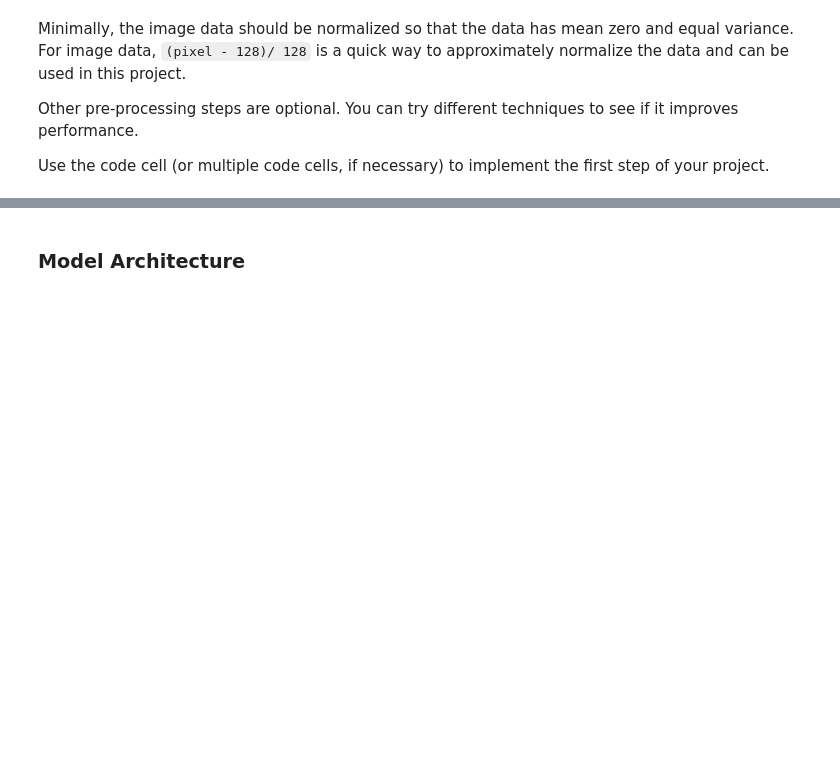
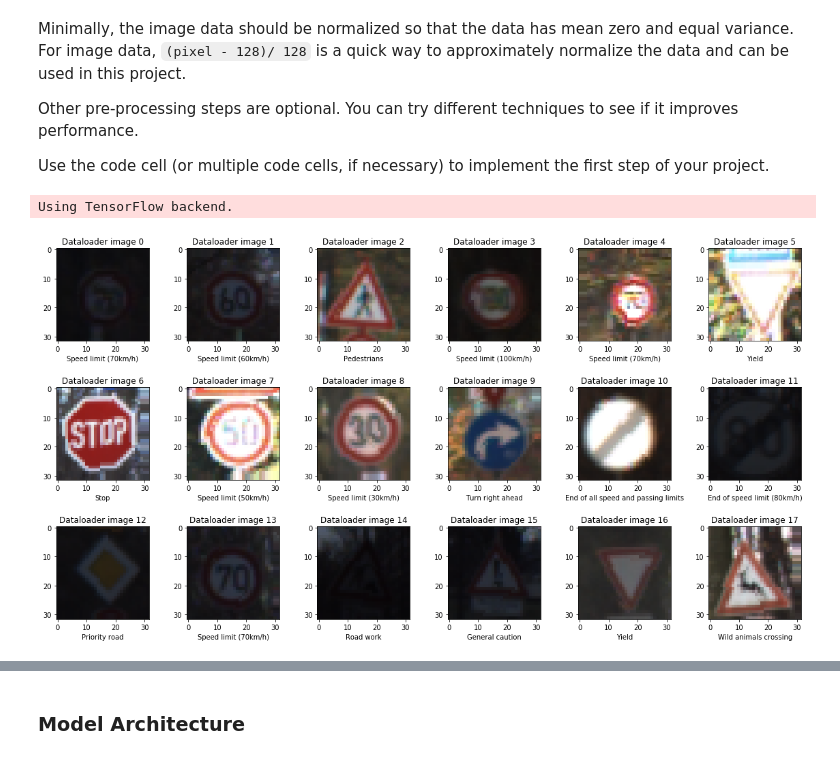
Before and after one commit to pascal-pfeiffer/CarND-Traffic-Sign-Classifier-Project, a Jupyter notebook: Traffic_Sign_Classifier.ipynb, the cells around one changed output, grey strips where cells are left out. Drawn from its saved outputs; the diff is of its cells as text; code cells hidden in the pictures; blank space fills up the shorter version.

```diff
--- a/Traffic_Sign_Classifier.ipynb
+++ b/Traffic_Sign_Classifier.ipynb
@@ -188,3 +188,20 @@ Other pre-processing steps are optional. You can try different techniques to see
 Use the code cell (or multiple code cells, if necessary) to implement the first step of your project.
 # %%
 ### Preprocess the data here. It is required to normalize the data
+# %%
+from keras.preprocessing.image import ImageDataGenerator
+
+# some moderate data augmentation for the training set
+datagen = ImageDataGenerator(rotation_range=3,
+                             shear_range=.05,
+                             zoom_range=.05,
+                             width_shift_range=.05,
+                             height_shift_range=.05,
+                             rescale=None,
+                             # brightness_range=[.5,1.5],  # throwns a error in the current version
+                             horizontal_flip=False,  # flipping of signs doesn't make sense
+                             vertical_flip=False,  # flipping of signs doesn't make sense
+                             fill_mode='nearest'
+                             )
+# %% [output]
+Using TensorFlow backend.
@@ -191,3 +211,14 @@ Use the code cell (or multiple code cells, if necessary) to implement the first
+# %%
+fig, ax = plt.subplots(nrows=3, ncols=6, figsize=(20, 10))
+fig.subplots_adjust(hspace = .5)
+ax = ax.ravel()
+for i in range(18):
+    ax[i].imshow(x_batch[i].astype(np.uint8))
+    ax[i].set_title(f'Dataloader image {i}')
+    label = signnames_csv.loc[signnames_csv["ClassId"] == y_batch[i], "SignName"].values[0]
+    ax[i].set_xlabel(f'{label}')
+# %% [output]
+[figure, added]
 # %%
 def normalize_image(img):
     img[:,:,0] = ((img[:,:,0] - img.mean(axis=0).mean(axis=0)[0]) / img.std(axis=0).std(axis=0)[0])
```
Also changed, not shown: parts of 29 cells of this notebook, 1 other file.
